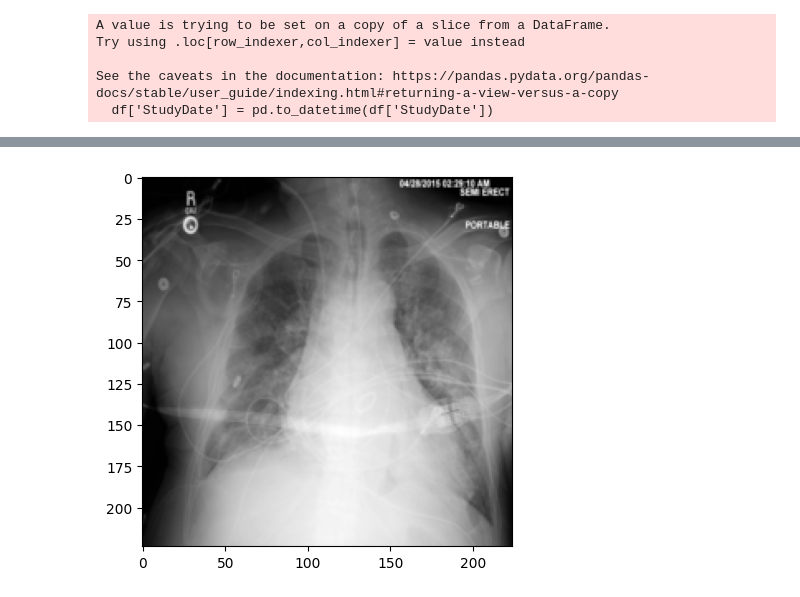
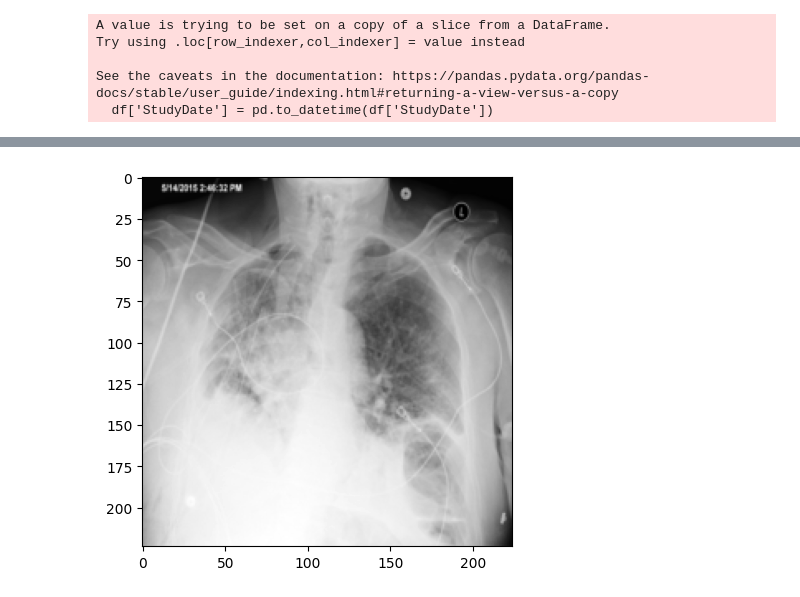
Before and after one commit to Kamaleswaran-Lab/cxrgen, a Jupyter notebook: scratch/notebooks/Dataloader.ipynb, the cells around one changed output, grey strips where cells are left out. Saved outputs shown, nothing was run; the diff lists cells and outputs as text; code cells hidden in the pictures.

```diff
--- a/scratch/notebooks/Dataloader.ipynb
+++ b/scratch/notebooks/Dataloader.ipynb
@@ -121,11 +26,11 @@ notesdf.head()
 transform = transforms.Compose([
     transforms.Resize((224, 224)),
     transforms.ToTensor(),
-    transforms.Normalize(mean=[0.485, 0.456, 0.406], std=[0.229, 0.224, 0.225])
+    #transforms.Normalize(mean=[0.485, 0.456, 0.406], std=[0.229, 0.224, 0.225])
 ])
 # %%
 dataloader = get_dataloader(
-    df=metadatadf.iloc[:2000],
+    df=metadatadf.iloc[:1000],
     notesdf=notesdf,
     root_dir=str(root),
     image_dir=str(image_dir),
@@ -246,5 +155,5 @@ output.images[0]
 # %%
-plt.imshow(batch_images[0,0,0,:,:], cmap = 'grey')
+plt.imshow(batch_images[0,0,1,:,:], cmap = 'grey')
 plt.show()
 # %% [output]
-[figure, old version]
+[figure, new version]
```
Also changed, not shown: parts of 17 cells of this notebook, 17 other files.
